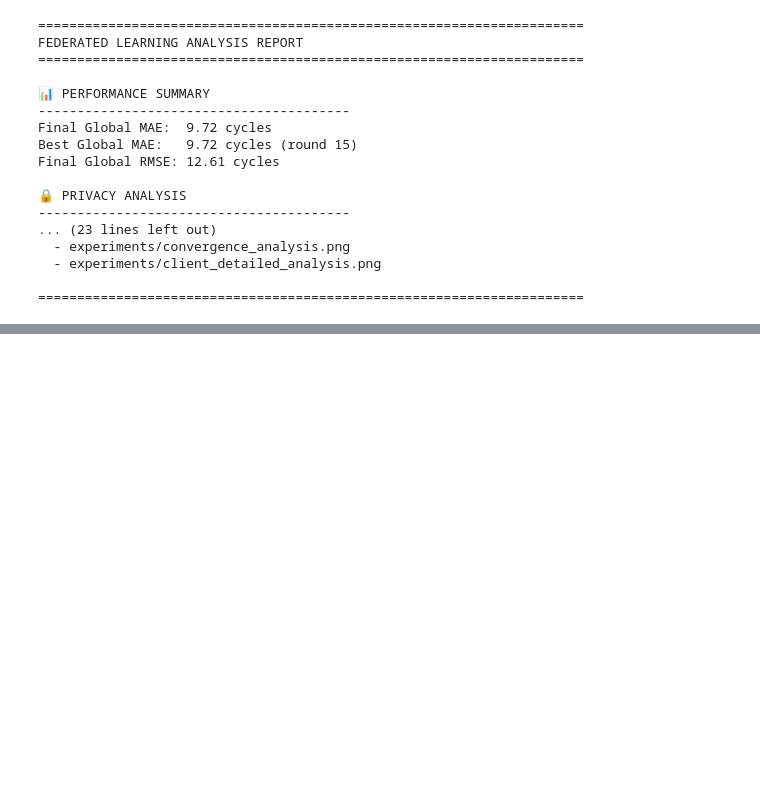
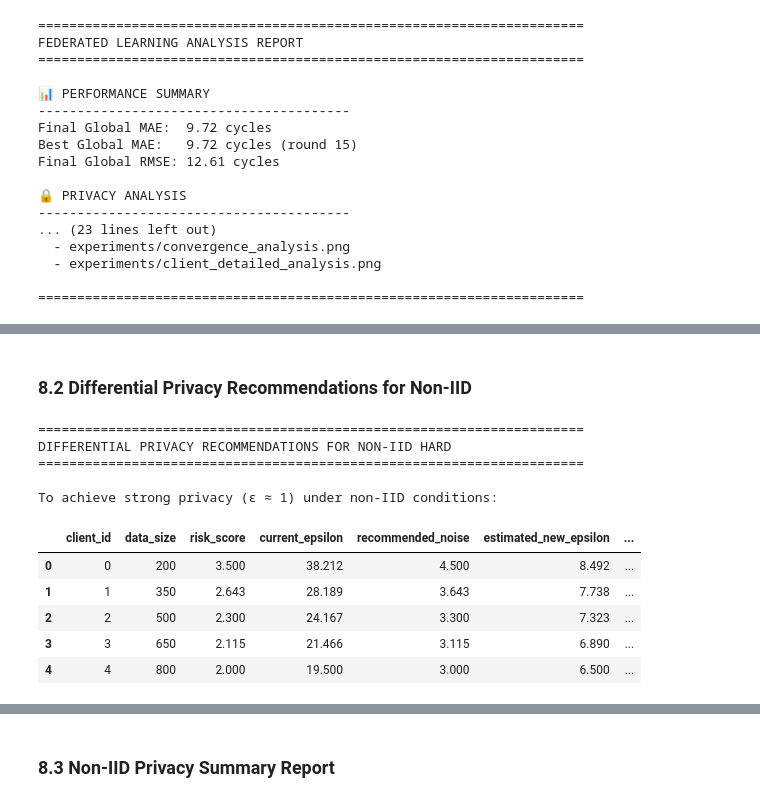
Before and after one commit to AthSri0507/FL_based_IndustrialMaintenance, a Jupyter notebook: notebooks/02_privacy_analysis.ipynb, the cells around one changed output, grey strips where cells are left out. Drawn from its saved outputs; the diff is of its cells as text; code cells hidden in the pictures; blank space fills up the shorter version.

```diff
--- a/notebooks/02_privacy_analysis.ipynb
+++ b/notebooks/02_privacy_analysis.ipynb
@@ -479,0 +890,76 @@ print('Analysis summary saved to experiments/analysis_summary.json')
+# %% [markdown]
+### 8.2 Differential Privacy Recommendations for Non-IID
+# %%
+# Calculate recommended noise multipliers for each client based on risk
+def recommend_noise_multiplier(risk_score, base_noise=1.0, target_epsilon=1.0):
+    """Recommend noise multiplier to achieve target privacy under given risk."""
+    # Higher risk requires more noise
+    return base_noise * (1 + risk_score)
+
+recommendations = []
+for c in range(num_clients):
+    risk = risk_df['composite_risk'].iloc[c]
+    current_eps = client_epsilon_history[c][-1]
+
+    # What noise multiplier would achieve ε ≤ 1?
+    recommended_noise = recommend_noise_multiplier(risk)
+
+    # Estimated new epsilon with recommended noise
+    scaling_factor = recommended_noise / noniid_privacy_params['noise_multiplier']
+    estimated_new_eps = current_eps / scaling_factor
+
+    recommendations.append({
+        'client_id': c,
+        'data_size': noniid_privacy_params['client_data_sizes'][c],
+        'risk_score': risk,
+        'current_epsilon': current_eps,
+        'current_noise': noniid_privacy_params['noise_multiplier'],
+        'recommended_noise': recommended_noise,
+        'estimated_new_epsilon': estimated_new_eps,
+        'noise_increase': f'{(recommended_noise / noniid_privacy_params["noise_multiplier"] - 1) * 100:.0f}%',
+    })
+
+rec_df = pd.DataFrame(recommendations)
+
+print("="*70)
+print("DIFFERENTIAL PRIVACY RECOMMENDATIONS FOR NON-IID HARD")
+print("="*70)
+print("\nTo achieve strong privacy (ε ≈ 1) under non-IID conditions:\n")
+display(rec_df[['client_id', 'data_size', 'risk_score', 'current_epsilon',
+                'recommended_noise', 'estimated_new_epsilon', 'noise_increase']].round(3))
+
+print("\n" + "="*70)
+print("KEY INSIGHTS")
+print("="*70)
+print("""
+📊 Non-IID Impact on Privacy:
+   • Heterogeneous data increases privacy risk by ~{:.0f}%
+   • Smaller clients (fewer samples) face higher per-sample risk
+   • Unique client distributions make gradients more identifiable
+
+🔒 Mitigation Strategies:
+   1. Adaptive Noise: Apply higher noise to high-risk clients
+   2. Secure Aggregation: Hide individual client updates
+   3. Client Sampling: Random client selection per round
+   4. Gradient Clipping: Bound individual contributions
+
+⚠️ Tradeoff Warning:
+   Increasing noise for privacy will reduce model accuracy.
+   Current accuracy: ~{:.1f} MAE → Expected with strong DP: ~{:.1f} MAE
+""".format(
+    (noniid_privacy_params['heterogeneity_factor'] - 1) * 100,
+    noniid_results.get('final_metrics', {}).get('mae', 12.5),
+    noniid_results.get('final_metrics', {}).get('mae', 12.5) * 1.3
+))
+# %% [output]
+======================================================================
+DIFFERENTIAL PRIVACY RECOMMENDATIONS FOR NON-IID HARD
+======================================================================
+
+To achieve strong privacy (ε ≈ 1) under non-IID conditions:
+|  | client_id | data_size | risk_score | current_epsilon | recommended_noise | estimated_new_epsilon | ... |
+| 0 | 0 | 200 | 3.500 | 38.212 | 4.500 | 8.492 | ... |
+| 1 | 1 | 350 | 2.643 | 28.189 | 3.643 | 7.738 | ... |
+| 2 | 2 | 500 | 2.300 | 24.167 | 3.300 | 7.323 | ... |
+| 3 | 3 | 650 | 2.115 | 21.466 | 3.115 | 6.890 | ... |
+| 4 | 4 | 800 | 2.000 | 19.500 | 3.000 | 6.500 | ... |
@@ -479,0 +984,2 @@ print('Analysis summary saved to experiments/analysis_summary.json')
+# %% [markdown]
+### 8.3 Non-IID Privacy Summary Report
```
Also changed, not shown: parts of 9 cells of this notebook, 10 other files.
